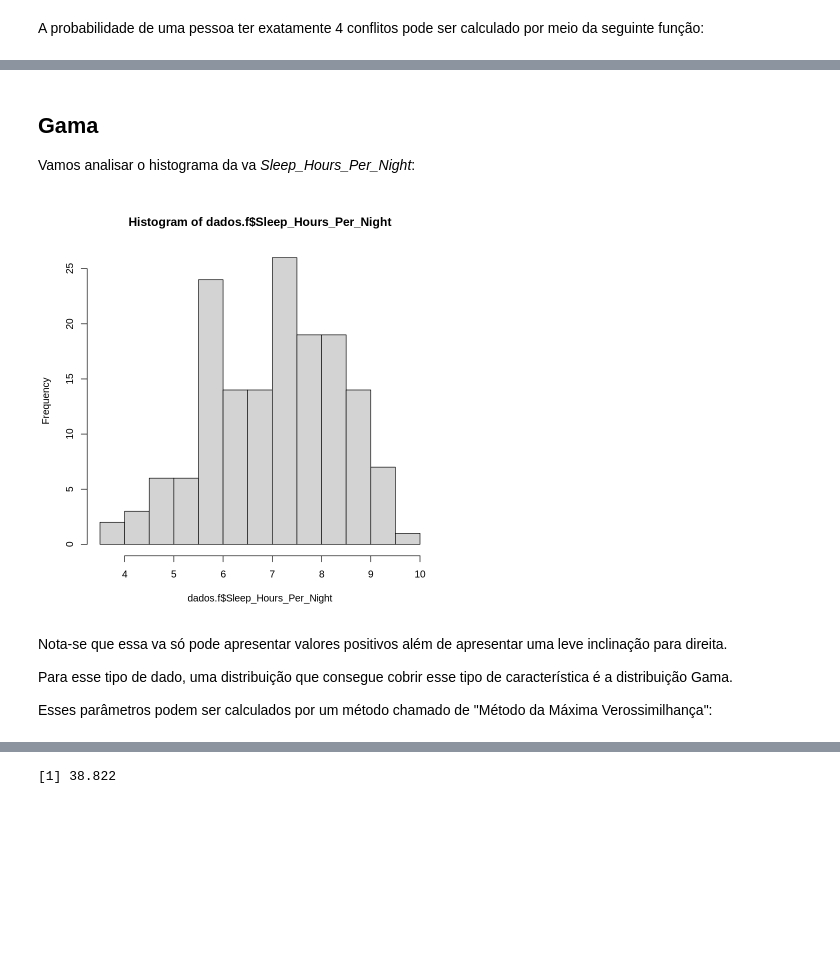
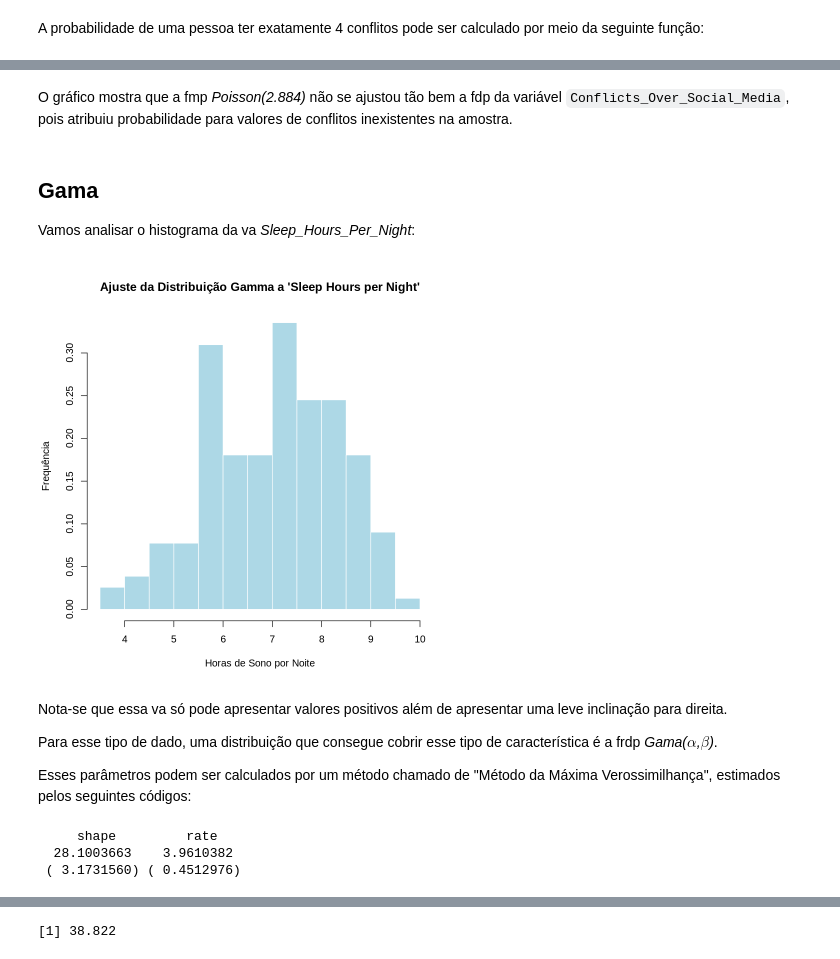
Before and after one commit to a-brhian/Probabilidade_e_Estatistica, a Jupyter notebook: Estimadores_DEVORE_cap06.ipynb, the cells around one changed output, grey strips where cells are left out. Drawn from its saved outputs; the diff is of its cells as text; code cells hidden in the pictures; blank space fills up the shorter version.

```diff
--- a/Estimadores_DEVORE_cap06.ipynb
+++ b/Estimadores_DEVORE_cap06.ipynb
@@ -105,14 +133,33 @@ round(dpois(x=4,lambda),3)*100
+# %% [markdown]
+O gráfico mostra que a fmp *Poisson(2.884)* não se ajustou tão bem a fdp da variável `Conflicts_Over_Social_Media`, pois atribuiu probabilidade para valores de conflitos inexistentes na amostra.
 # %% [markdown]
 ## Gama
 
 Vamos analisar o histograma da va *Sleep_Hours_Per_Night*:
+# %%
+x <- dados.f$Sleep_Hours_Per_Night
+
+hist(x,
+     breaks = 20,
+     freq = FALSE,
+     col = "lightblue",
+     border = "white",
+     main = "Ajuste da Distribuição Gamma a 'Sleep Hours per Night'",
+     xlab = "Sleep Hours per Night",
+     ylab = "Frequência")
+# %% [output]
+[figure, added]
+# %% [markdown]
+Nota-se que essa va só pode apresentar valores positivos além de apresentar uma leve inclinação para direita.
+
+Para esse tipo de dado, uma distribuição que consegue cobrir esse tipo de característica é a frdp *Gama($\alpha$,$\beta$)*.
+
+Esses parâmetros podem ser calculados por um método chamado de "Método da Máxima Verossimilhança", estimados pelos seguintes códigos:
 # %%
-hist(dados.f$Sleep_Hours_Per_Night)
+require("MASS")
+
+suppressWarnings(fitdistr(dados.f$Sleep_Hours_Per_Night, "gamma"))
 # %% [output]
-[figure, removed]
+     shape         rate
+  28.1003663    3.9610382
+ ( 3.1731560) ( 0.4512976)
-# %% [markdown]
-Nota-se que essa va só pode apresentar valores positivos além de apresentar uma leve inclinação para direita.
-
-Para esse tipo de dado, uma distribuição que consegue cobrir esse tipo de característica é a distribuição Gama.
-
-Esses parâmetros podem ser calculados por um método chamado de "Método da Máxima Verossimilhança":
```
Also changed, not shown: parts of 20 cells of this notebook.
